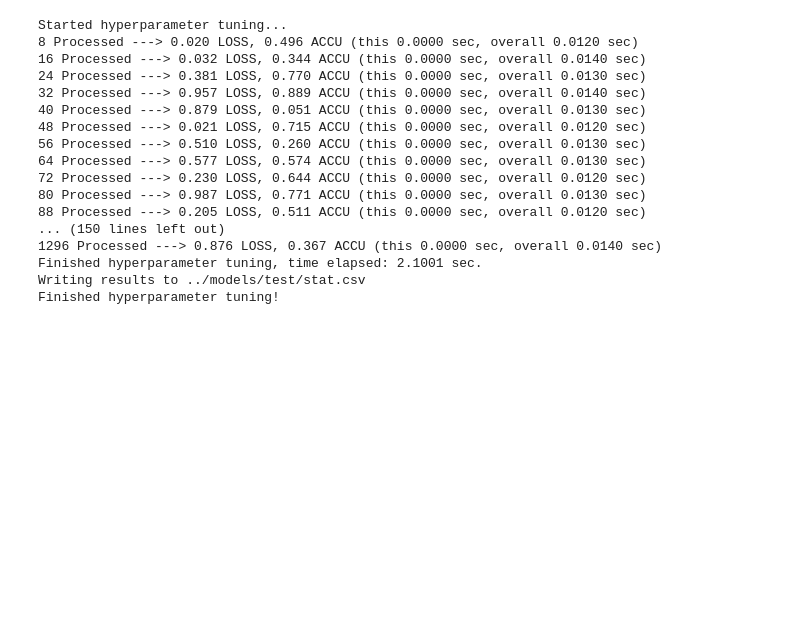
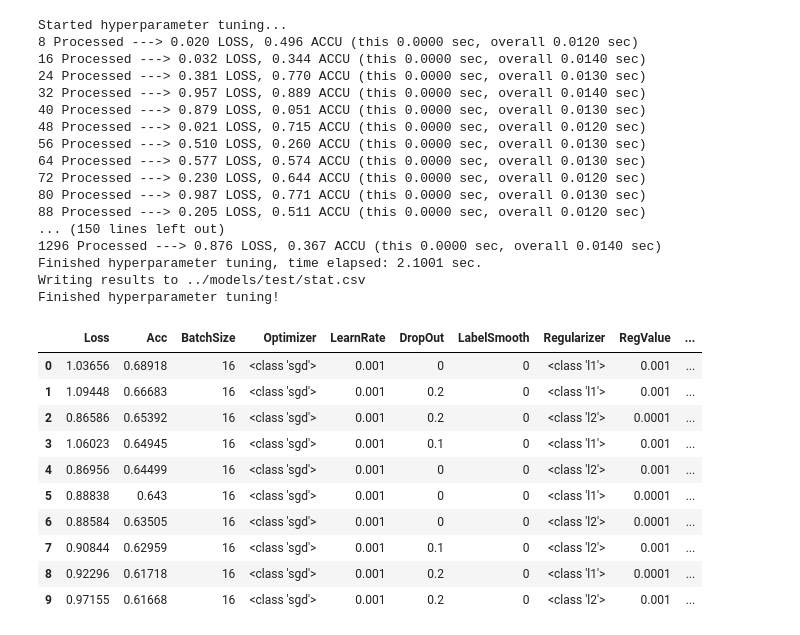
Before and after one commit to BerntA/CVEET, a Jupyter notebook: src/testing.ipynb, the cells around one changed output. Cells and saved outputs as stored; diff of their text form; code cells hidden in the pictures; blank space fills up the shorter version.

```diff
--- a/src/testing.ipynb
+++ b/src/testing.ipynb
@@ -94,3 +95,36 @@ Started hyperparameter tuning...
 Finished hyperparameter tuning, time elapsed: 2.1001 sec.
 Writing results to ../models/test/stat.csv
 Finished hyperparameter tuning!
+# %%
+def createDF(data):
+    data = np.array(data)
+    df = pd.DataFrame()
+    cols = ['Loss', 'Acc', 'BatchSize', 'Optimizer', 'LearnRate', 'DropOut', 'LabelSmooth', 'Regularizer', 'RegValue', 'AllowTune']
+    for i,v in enumerate(cols):
+        df[v] = data[:,i]
+    return df
+# %%
+content = []
+with open('../models/mobilenet_fast/stat.csv', 'r') as f:
+    for line in f:
+        line = line.strip().lower()
+        line = line.replace('tensorflow.python.keras.optimizer_v2.gradient_descent.', '').replace('tensorflow.python.keras.regularizers.', '')
+        line = line.split(',')
+        line[0], line[1] = float('{:.5f}'.format(float(line[0]))), float('{:.5f}'.format(float(line[1])))
+        content.append(line)
+# %%
+content.sort(key=lambda x: x[1], reverse=True)
+df1 = createDF(content[:10])
+df1
+# %% [output]
+|  | Loss | Acc | BatchSize | Optimizer | LearnRate | DropOut | LabelSmooth | Regularizer | RegValue | ... |
+| 0 | 1.03656 | 0.68918 | 16 | <class 'sgd'> | 0.001 | 0 | 0 | <class 'l1'> | 0.001 | ... |
+| 1 | 1.09448 | 0.66683 | 16 | <class 'sgd'> | 0.001 | 0.2 | 0 | <class 'l1'> | 0.001 | ... |
+| 2 | 0.86586 | 0.65392 | 16 | <class 'sgd'> | 0.001 | 0.2 | 0 | <class 'l2'> | 0.0001 | ... |
+| 3 | 1.06023 | 0.64945 | 16 | <class 'sgd'> | 0.001 | 0.1 | 0 | <class 'l1'> | 0.001 | ... |
+| 4 | 0.86956 | 0.64499 | 16 | <class 'sgd'> | 0.001 | 0 | 0 | <class 'l2'> | 0.001 | ... |
+| 5 | 0.88838 | 0.643 | 16 | <class 'sgd'> | 0.001 | 0 | 0 | <class 'l1'> | 0.0001 | ... |
+| 6 | 0.88584 | 0.63505 | 16 | <class 'sgd'> | 0.001 | 0 | 0 | <class 'l2'> | 0.0001 | ... |
+| 7 | 0.90844 | 0.62959 | 16 | <class 'sgd'> | 0.001 | 0.1 | 0 | <class 'l2'> | 0.001 | ... |
+| 8 | 0.92296 | 0.61718 | 16 | <class 'sgd'> | 0.001 | 0.2 | 0 | <class 'l1'> | 0.0001 | ... |
+| 9 | 0.97155 | 0.61668 | 16 | <class 'sgd'> | 0.001 | 0.2 | 0 | <class 'l2'> | 0.001 | ... |
```
Also changed, not shown: parts of 2 cells of this notebook, 2 other files.
